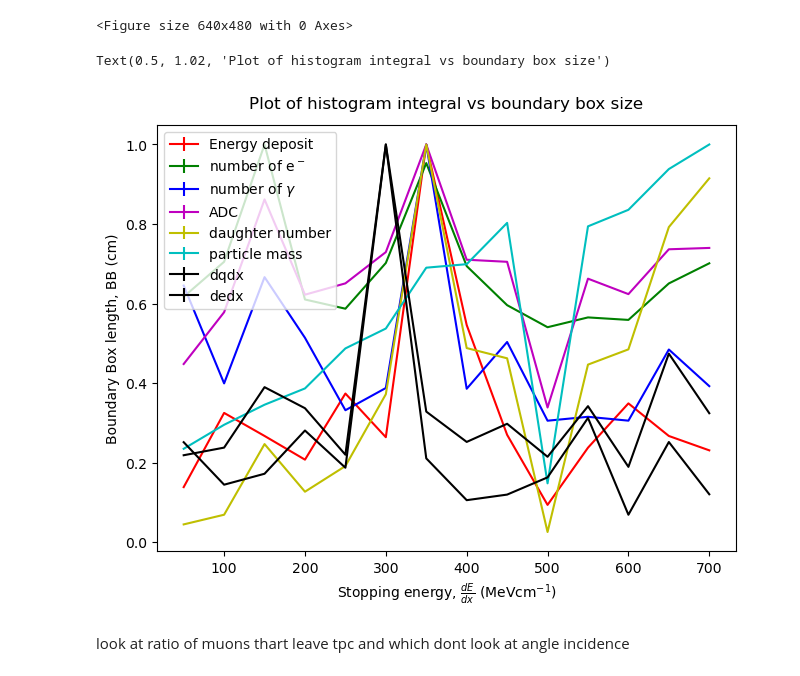
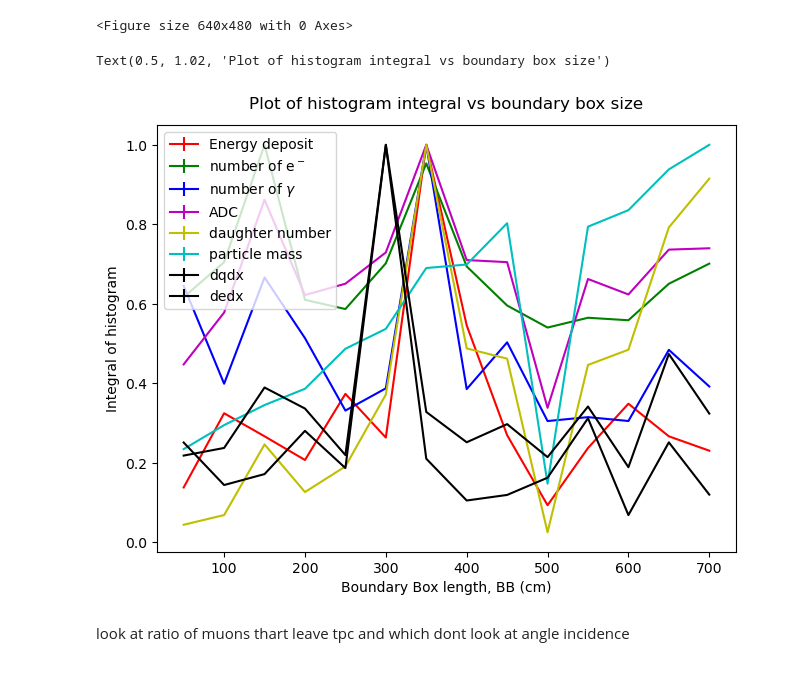
Before and after one commit to PINKTAIGAH/SHP, a Jupyter notebook: uproot_test/raw_file.ipynb, the cells around one changed output. Saved outputs shown, nothing was run; the diff lists cells and outputs as text; code cells hidden in the pictures.

Commit message:
fixed some charge plots

```diff
--- a/uproot_test/raw_file.ipynb
+++ b/uproot_test/raw_file.ipynb
@@ -483,21 +501,21 @@ integral_dedx= np.average(np.array(integral_dedx), axis=0)
 # %%
 plt.errorbar(BB_area, integral_Edep/max(integral_Edep), yerr=e_integral_Edep,  c= 'r', label='Energy deposit')
 plt.errorbar(BB_area, integral_nele/max(integral_nele), yerr=e_integral_nele, c= 'g', label=r'number of e$^-$')
 plt.errorbar(BB_area, integral_npho/max(integral_npho), yerr=e_integral_npho, c= 'b', label=r'number of $\gamma$')
 plt.errorbar(BB_area, integral_ADC/max(integral_ADC), yerr=e_integral_ADC, c= 'm', label='ADC')
 plt.errorbar(BB_area, integral_daughter/max(integral_daughter), yerr=e_integral_daughter, c= 'y', label='daughter number')
 plt.errorbar(BB_area, integral_mass/max(integral_mass), yerr=e_integral_mass,c= 'c', label='particle mass')
 plt.errorbar(BB_area, integral_dqdx/max(integral_dqdx), yerr=e_integral_dqdx,c= 'k', label='dqdx')
 plt.errorbar(BB_area, integral_dedx/max(integral_dedx), yerr=e_integral_dedx,c= 'k', label='dedx')
-plt.legend()
+plt.legend( )
 plt.tight_layout()
 # axs[1][0].ticklabel_format(style='sci', axis='x', scilimits=(0,0))
-plt.xlabel(r'Stopping energy, $\frac{dE}{dx}$ (MeVcm$^{-1}$)', y=-0.05)
-plt.ylabel('Boundary Box length, BB (cm)', x=-0.02)
+plt.xlabel(r'Boundary Box length, BB (cm)', y=-0.05)
+plt.ylabel('Integral of histogram', x=-0.02)
 plt.title('Plot of histogram integral vs boundary box size', y=1.02)
 # %% [output]
 Text(0.5, 1.02, 'Plot of histogram integral vs boundary box size')
-[figure, old version]
+[figure, new version]
 # %% [markdown]
 look at ratio of muons thart leave tpc and which dont
 look at angle incidence
```
Also changed, not shown: parts of 1 cell of this notebook, 2 other files.
